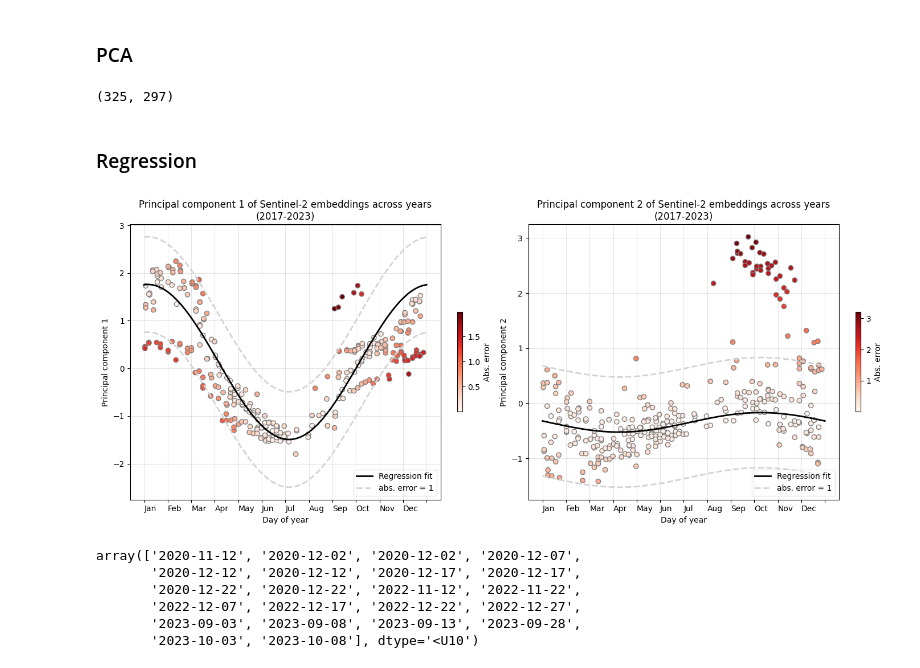
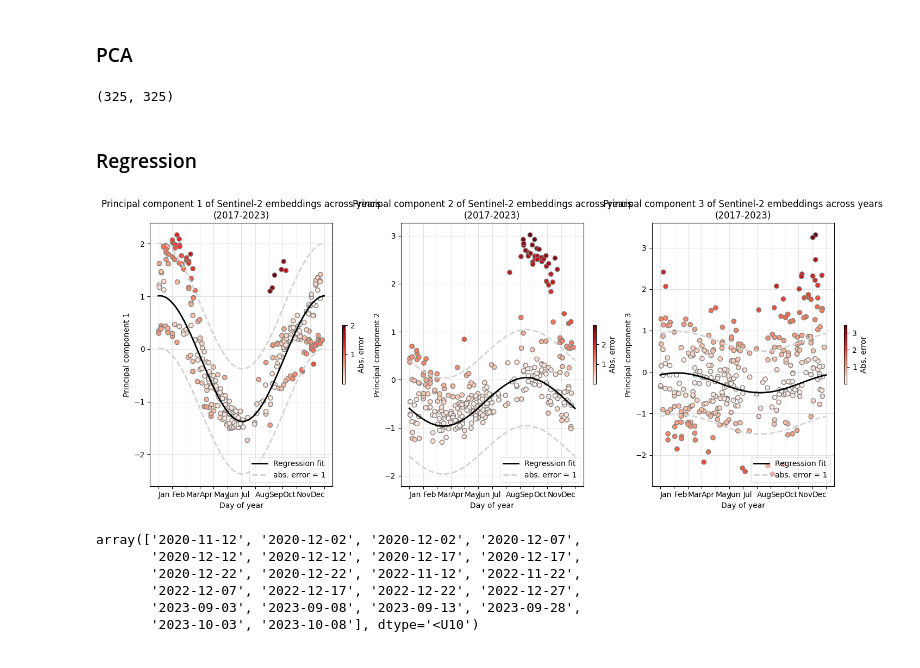
Before and after one commit to AdeelH/raster-vision, a Jupyter notebook: docs/usage/tutorials/embedding-change-detection/embedding_change_detection-clay.ipynb, the cells around one changed output. Saved outputs shown, nothing was run; the diff lists cells and outputs as text; code cells hidden in the pictures.

```diff
--- a/docs/usage/tutorials/embedding-change-detection/embedding_change_detection-clay.ipynb
+++ b/docs/usage/tutorials/embedding-change-detection/embedding_change_detection-clay.ipynb
@@ -119,8 +124,8 @@ class ClayWrapper(nn.Module):
             time=time_inp,
             latlon=latlon_inp,
             pixels=x.to(device),
-            gsd=self.gsd.to(device),
-            waves=self.waves.to(device),
+            gsd=self.gsd,
+            waves=self.waves,
         )
 
         out, _, _, _ = self.model.encoder(datacube)
@@ -214,7 +223,7 @@ len(ds)
 # %% [output]
 621
 # %%
-dl = DataLoader(ds, batch_size=4, num_workers=0, shuffle=False, pin_memory=True)
+dl = DataLoader(ds, batch_size=4, num_workers=4, shuffle=False, pin_memory=True)
 # %% [markdown]
 ---
 # %% [markdown]
@@ -307,11 +316,12 @@ train_mask = np.array([date < '2023-07-01' for date in dates])
 from sklearn.decomposition import PCA
 
 pca = PCA(whiten=True)
-pca.fit(embeddings[train_mask])
+# pca.fit(embeddings[train_mask])
+pca.fit(embeddings)
 pca_emb = pca.transform(embeddings)
 pca_emb.shape
 # %% [output]
-(325, 297)
+(325, 325)
 # %% [markdown]
 ### Regression
 # %%
@@ -324,7 +334,7 @@ def t_to_feats(t):
     return np.stack([feat_1, feat_2], axis=1)
 # %%
 plt.close('all')
-fig, axs = plt.subplots(1, 2, figsize=(14, 6), squeeze=True, tight_layout=True)
+fig, axs = plt.subplots(1, 3, figsize=(14, 6), squeeze=True, tight_layout=True)
 cmap = plt.get_cmap('Reds')
 
 for pc, ax in enumerate(axs.flat):
@@ -337,34 +347,34 @@ for pc, ax in enumerate(axs.flat):
     y_pred = lr.predict(t_to_feats(x))
     error = np.abs(y_pred - pca_emb[:, pc])
     norm = Normalize(error.min(), error.max())
     cols = cmap(norm(error))
     ax.scatter(x, pca_emb[:, pc], c=cols, ec='gray', alpha=1)
 
     t = np.linspace(0, 1, 100)
     x = t_to_feats(t)
     y_pred = lr.predict(x)
     ax.plot(t, y_pred, lw=2, c='k', label='Regression fit')
     ax.plot(t, y_pred + 1, lw=2, c='lightgray', ls='--', label='abs. error = 1')
     ax.plot(t, y_pred - 1, lw=2, c='lightgray', ls='--')
     ax.legend(loc='lower left')
 
     sm = plt.cm.ScalarMappable(cmap=cmap, norm=norm)
     # sm.set_array([])
     plt.colorbar(sm, ax=ax, fraction=0.015, label='Abs. error')
 
     ax.legend(loc='lower right', framealpha=0.5)
     ax.grid('--', c='k', alpha=0.1)
     ax.set_xticks(np.arange(0, 13) / 12,
                   ['Jan', 'Feb', 'Mar', 'Apr', 'May', 'Jun', 'Jul', 'Aug', 'Sep', 'Oct', 'Nov', 'Dec', ''])
     for tick in ax.xaxis.get_majorticklabels():
         tick.set_horizontalalignment('left')
     ax.set_title(f'Principal component {pc + 1} of Sentinel-2 embeddings across years\n(2017-2023)')
     ax.set_xlabel('Day of year')
     ax.set_ylabel(f'Principal component {pc + 1}')
 
 plt.show()
 # %% [output]
-[figure, old version]
+[figure, new version]
 # %%
 pc = 0
 lr = RANSACRegressor()
```
Also changed, not shown: parts of 3 cells of this notebook, 1 other file.
